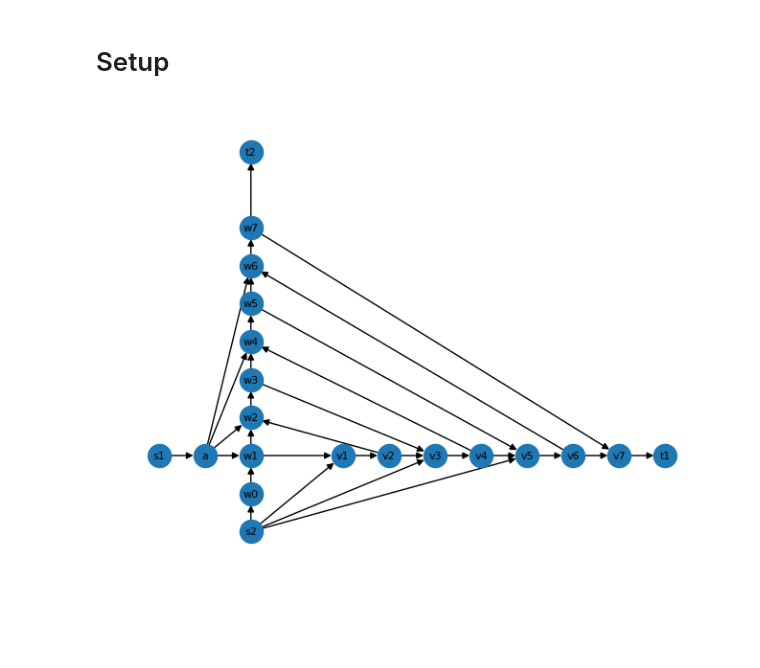
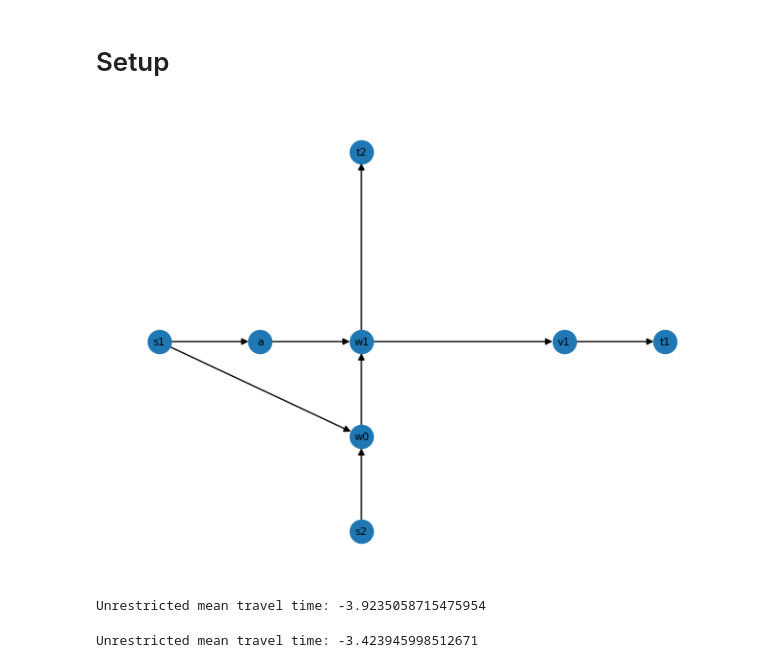
Before and after one commit to michoest/aamas-2024, a Jupyter notebook: src/traffic/v3/multicommodity_braess.ipynb, the cells around one changed output. Cells and saved outputs as stored; diff of their text form; code cells hidden in the pictures; blank space fills up the shorter version.

Commit message:
Improve graph generation

```diff
--- a/src/traffic/v3/multicommodity_braess.ipynb
+++ b/src/traffic/v3/multicommodity_braess.ipynb
@@ -15,7 +15,7 @@ import numpy as np
 import networkx as nx
 from tqdm import trange
 # %%
-def create_multicommodity_braess_graph(p, *, capacity=1):
+def create_multicommodity_braess_graph(p, *, capacity=1, degree=1):
     assert p % 2, 'p must be odd!'
 
     network = nx.DiGraph(
@@ -24,7 +24,8 @@ def create_multicommodity_braess_graph(p, *, capacity=1):
         [('a', f'w{i}') for i in range(2, p, 2)] +
         [(f'v{i}', f'w{i}') for i in range(2, p, 2)] +
         [('s2', f'v{i}') for i in range(1, p - 1, 2)] +
-        [(f'w{i}', f'v{i}') for i in range(1, p + 1, 2)]
+        [(f'w{i}', f'v{i}') for i in range(1, p + 1, 2)] +
+        [('s1', 'w0')]
     )
 
     nx.set_node_attributes(
@@ -39,8 +40,14 @@ def create_multicommodity_braess_graph(p, *, capacity=1):
         }, "position"
     )
 
+    nx.set_edge_attributes(network, (0.01, 0, 1, 1), "latency_params")
+
     nx.set_edge_attributes(
-        network, (1, 1, 1, 1), "latency_params"
+        network, {
+            ('w0', 'w1'): (0, 1, capacity, degree),
+            **{(f'v{i}', f'v{i+1}') if i % 2 else (f'w{i}', f'w{i+1}'): (0, i, capacity, degree) for i in range(1, p)},
+            ('s1', 'a'): (1, 0, 1, 1)
+        }, "latency_params"
     )
 
     return build_network(network)
@@ -54,8 +61,35 @@ def draw_network(network):
         edgelist=[(v, w) for v, w in network.edges if v != w]
     )
 # %%
-network = create_multicommodity_braess_graph(7)
+network = create_multicommodity_braess_graph(1)
 
 draw_network(network)
 # %% [output]
-[figure, old version]
+[figure, new version]
+# %%
+p = 1
+number_of_steps = 1000
+car_counts = {('s1', 't1'): 30, ('s2', 't2'): 30}
+
+network = create_multicommodity_braess_graph(p, capacity=10)
+model = TrafficModel(network, create_cars(network, car_counts=car_counts))
+
+step_stats, car_stats = model.run_sequentially(number_of_steps, show_progress=False)
+
+print(f'Unrestricted mean travel time: {(-car_stats["travel_time"]).mean()}')
+# %% [output]
+Unrestricted mean travel time: -3.9235058715475954
+# %%
+p = 1
+number_of_steps = 1000
+car_counts = {('s1', 't1'): 30, ('s2', 't2'): 30}
+
+network = create_multicommodity_braess_graph(p, capacity=10)
+model = TrafficModel(network, create_cars(network, car_counts=car_counts))
+model.set_edge_restriction(('s1', 'w0'), False)
+
+step_stats, car_stats = model.run_sequentially(number_of_steps, show_progress=False)
+
+print(f'Unrestricted mean travel time: {(-car_stats["travel_time"]).mean()}')
+# %% [output]
+Unrestricted mean travel time: -3.423945998512671
```
Also changed, not shown: 1 other file.
